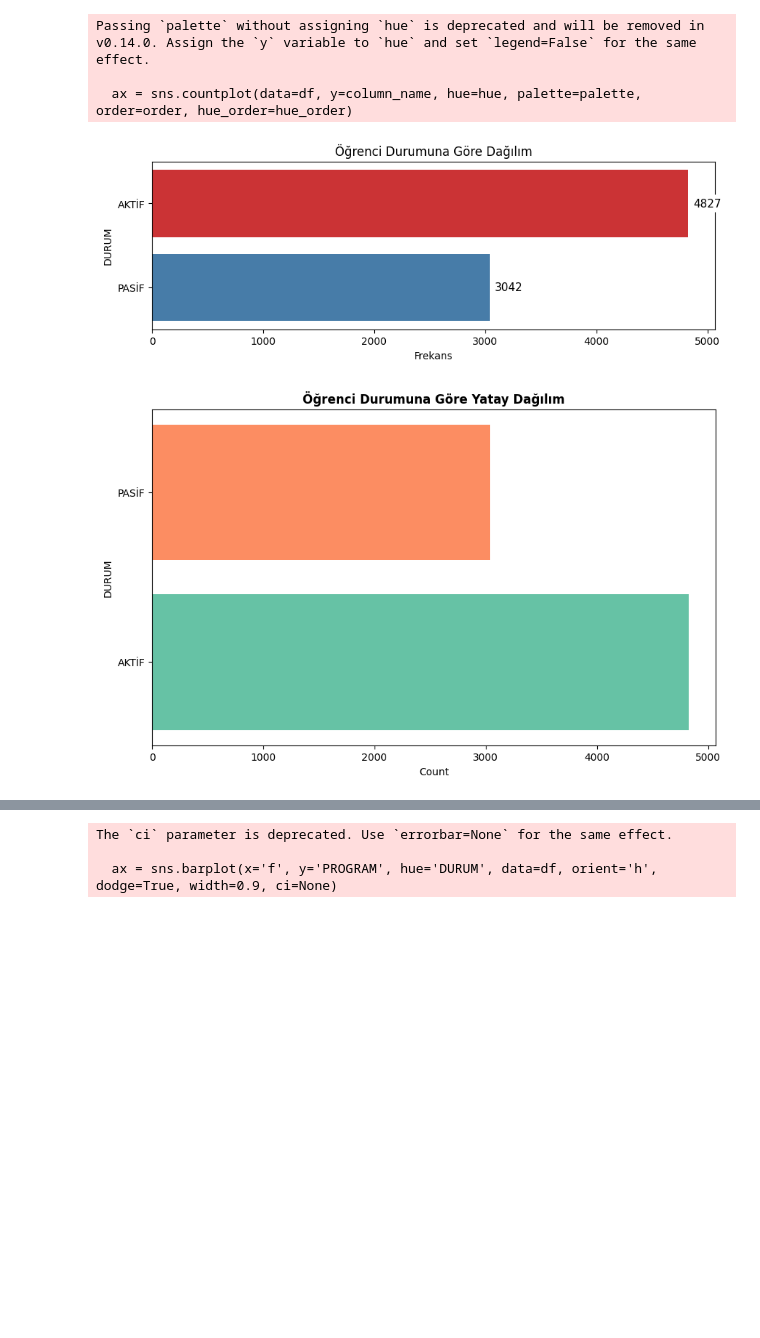
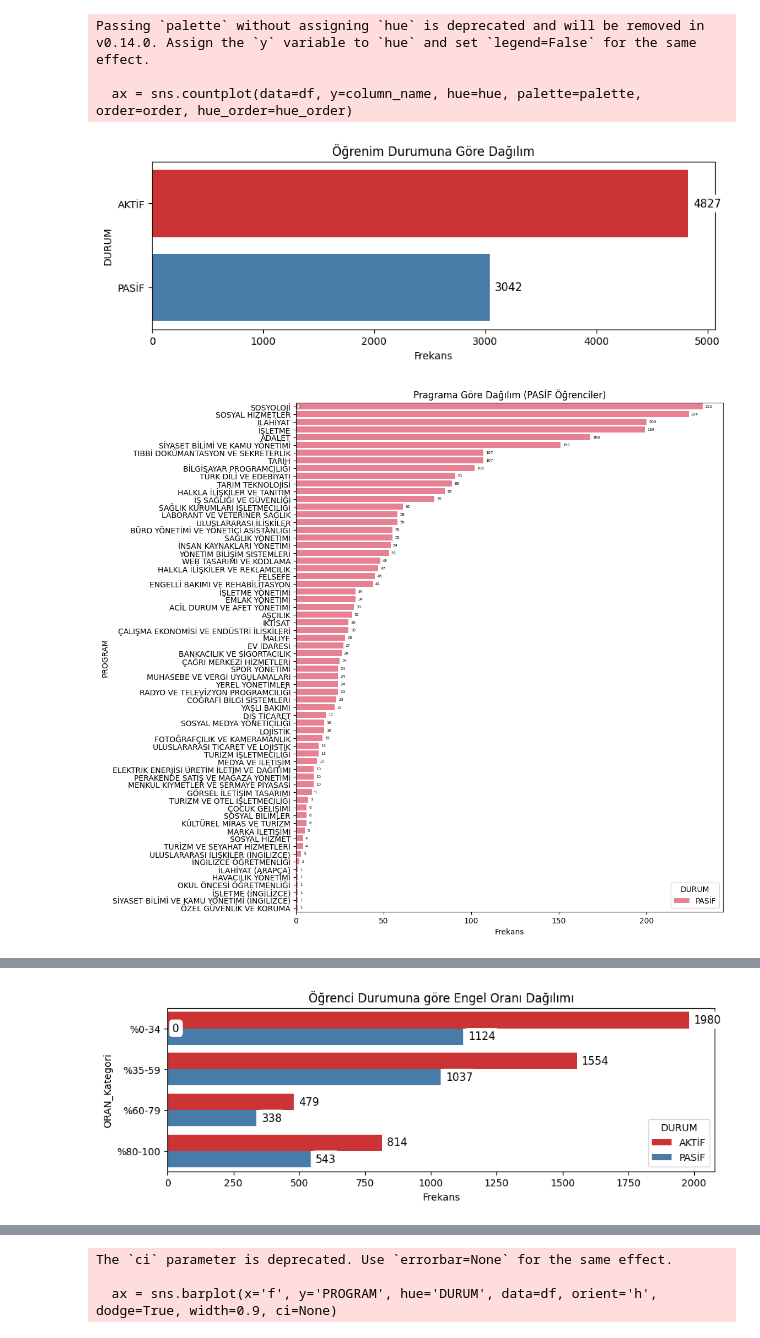
Before and after one commit to mdogus/tangible, a Jupyter notebook: notebooks/aof_analysis.ipynb, the cells around one changed output, grey strips where cells are left out. Drawn from its saved outputs; the diff is of its cells as text; code cells hidden in the pictures; blank space fills up the shorter version.

```diff
--- a/notebooks/aof_analysis.ipynb
+++ b/notebooks/aof_analysis.ipynb
@@ -24,6 +24,16 @@ labels = ['%0-34', '%35-59', '%60-79', '%80-100']
 aof_df['ORAN_Kategori'] = pd.cut(aof_df['ORAN'], bins=bins, labels=labels, right=True)
 #print(aof_df.head())
 
+# 'AKTİF' ve 'PASİF' durumuna sahip satırları filtrele
+aof_df_active = aof_df[aof_df['DURUM'] == 'AKTİF']
+aof_df_passive = aof_df[aof_df['DURUM'] == 'PASİF']
+
+# Sonuçları kontrol etmek için ilk birkaç satırı görüntüleyin
+print("Active Records:")
+print(aof_df_active.head())
+print("\nPassive Records:")
+print(aof_df_passive.head())
+
 # Her bir PROGRAM için AKTİF ve PASİF durumlarına göre frekans verisini oluşturma
 frequency_df = aof_df.groupby(['PROGRAM', 'DURUM']).size().reset_index(name='f')
 #frequency_df.head()
@@ -33,7 +43,7 @@ total_students = aof_df.groupby('DURUM').size().reset_index(name='Toplam Öğren
 
 # (Program bazında) Frekans verisini gruplandırma
 frequency_df = aof_df.groupby(['PROGRAM', 'ORAN_Kategori', 'DURUM'], observed=False).size().reset_index(name='f')
-print(frequency_df)
+#print(frequency_df)
 
 # (Oran) bazında) Pivot tablo olarak oluşturma
 pivot_table_categorical = frequency_df.pivot_table(index='DURUM', columns=['ORAN_Kategori'], observed=False, values='f', aggfunc='sum', fill_value=0)
@@ -87,34 +102,37 @@ show_with_alt(methods="markdown")
 # %%
 from src.visualization import plot_categorical_distribution, plot_crosstab, plot_scatter, plot_frequency_heatmap, plot_frequency_bar, plot_pie_chart, plot_horizontal_bar_chart
 import matplotlib.pyplot as plt
 import seaborn as sns
 from matplotalt import generate_alt_text, surface_alt_text, show_with_alt
 
 # Kategorik dağılımlar
 # DURUM bazında dağılım
-plot_categorical_distribution(aof_df, column_name='DURUM', title='Öğrenci Durumuna Göre Dağılım')
-plot_horizontal_bar_chart(aof_df, column_name='DURUM', title='Öğrenci Durumuna Göre Yatay Dağılım')
-plot_pie_chart(aof_df, column_name='DURUM', title='Öğrenci Durumuna Göre Dağılım', labels_with_count=True, autopct_text=True)
+plot_categorical_distribution(aof_df, column_name='DURUM', title='Öğrenim Durumuna Göre Dağılım')
+#plot_horizontal_bar_chart(aof_df, column_name='DURUM', title='Öğrenci Durumuna Göre Yatay Dağılım')
+#plot_pie_chart(aof_df, column_name='DURUM', title='Öğrenci Durumuna Göre Dağılım', labels_with_count=True, autopct_text=True)
+
 #ax = plot_pie_chart(aof_df, column_name='DURUM', title='Öğrenci Durumuna Göre Dağılım', labels_with_count=True, autopct_text=True)
 #print(ax)
 #pie_chart_alt = generate_alt_text(axs=[ax], desc_level=3)
 #show_with_alt(methods=["markdown", "md_table"])
 #surface_alt_text(categorical_distribution_alt, methods=["html", "img_file"])
 
 # Program bazında dağılım
 #plot_categorical_distribution(aof_df, column_name='PROGRAM', title='Pragrama Göre Dağılım', column_order='descending')
 #plot_categorical_distribution(aof_df, column_name='PROGRAM', hue='DURUM', title='Pragrama Göre Dağılım', column_order='descending')
+plot_categorical_distribution(aof_df_passive, column_name='PROGRAM', hue='DURUM', title='Pragrama Göre Dağılım (PASİF Öğrenciler)', column_order='descending')
 # Oran bazında dağılım
-#plot_categorical_distribution(aof_df, column_name='Engel Oranlarına Göre Dağılım', title='Engel Oranı Dağılımı')
-#plot_pie_chart(aof_df, column_name='ORAN_Kategori', title='Engel Oranlarına Göre Dağılım', labels_with_count=True, autopct_text=True)
+#plot_categorical_distribution(aof_df_active, column_name='ORAN_Kategori', title='Engel Oranı Dağılımı')
+plot_pie_chart(aof_df_active, column_name='ORAN_Kategori', title='AKTİF Durumdaki Öğrencilerin Engel Oranlarına Göre Kategorik Dağılımı', labels_with_count=True, autopct_text=True)
+plot_pie_chart(aof_df_passive, column_name='ORAN_Kategori', title='PASİF Durumdaki Öğrencilerin Engel Oranlarına Göre Kategorik Dağılımı', labels_with_count=True, autopct_text=True)
 #plot_scatter(aof_df, col1='ORAN_Kategori', col2='DURUM')
 #plot_frequency_bar(frequency_df, col1='ORAN_Kategori')
 #plot_frequency_heatmap(pivot_table_categorical)
 # Oran ve Durum bazında dağılım
-#plot_categorical_distribution(aof_df, column_name='ORAN_Kategori', hue='DURUM', title='Öğrenci Durumuna göre Engel Oranı Dağılımı')
+plot_categorical_distribution(aof_df, column_name='ORAN_Kategori', hue='DURUM', title='Öğrenci Durumuna göre Engel Oranı Dağılımı')
 # %% [output]
 Passing `palette` without assigning `hue` is deprecated and will be removed in v0.14.0. Assign the `y` variable to `hue` and set `legend=False` for the same effect.
 
   ax = sns.countplot(data=df, y=column_name, hue=hue, palette=palette, order=order, hue_order=hue_order)
 [figure]
-[figure, old version]
+[figure, new version]
@@ -121,0 +141 @@ Passing `palette` without assigning `hue` is deprecated and will be removed in v
+[figure, added]
```
Also changed, not shown: parts of 4 cells of this notebook, 9 other files.
